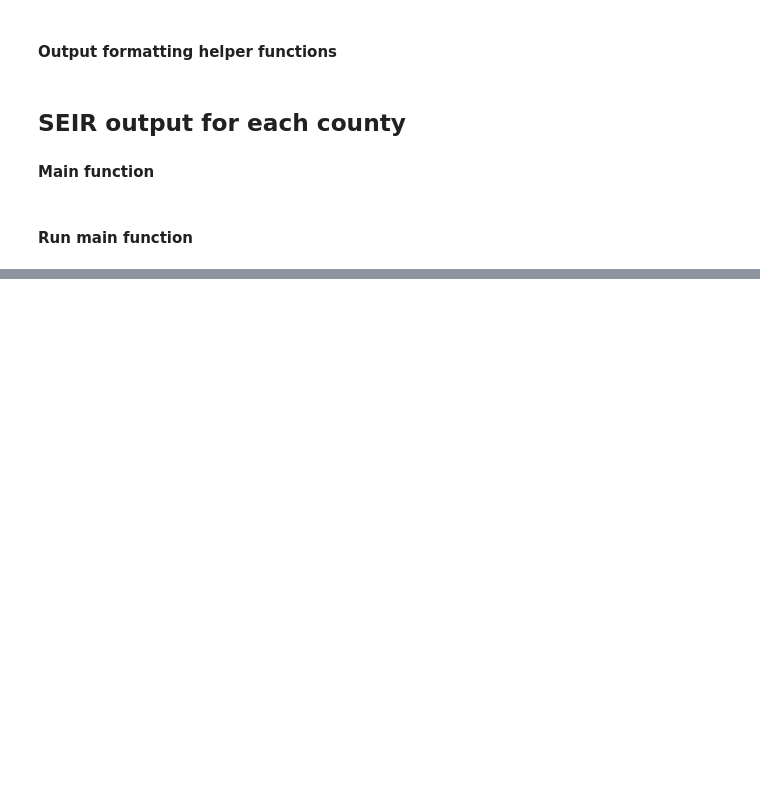
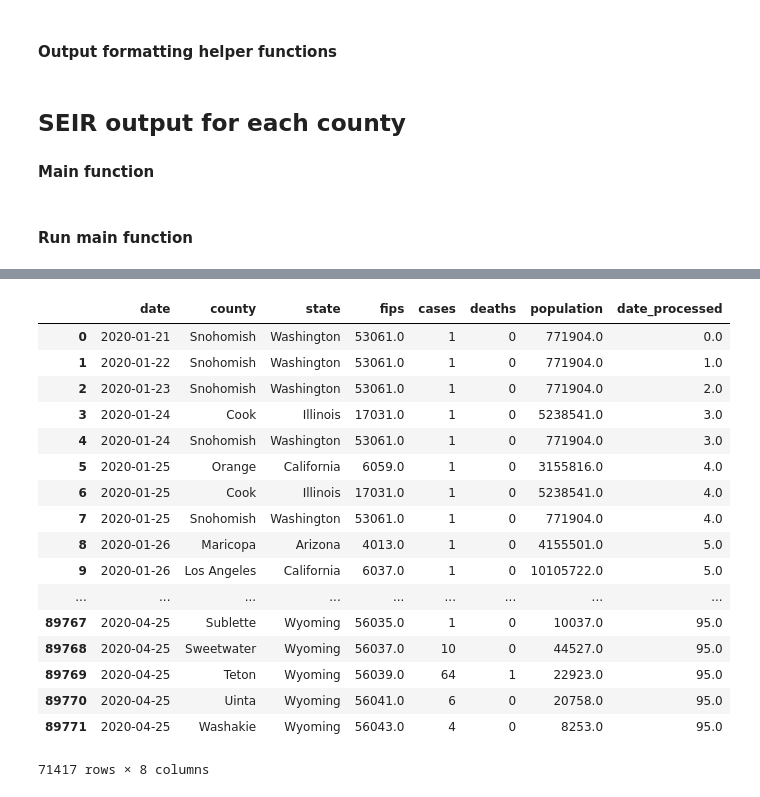
Before and after one commit to majesticfish/CS156B-Covid-Challenge, a Jupyter notebook: SEIR_output.ipynb, the cells around one changed output, grey strips where cells are left out. Saved outputs shown, nothing was run; the diff lists cells and outputs as text; code cells hidden in the pictures; blank space fills up the shorter version.

```diff
--- a/SEIR_output.ipynb
+++ b/SEIR_output.ipynb
@@ -276,0 +299,21 @@ a
+# %%
+df[df['deaths']<2]
+# %% [output]
+|  | date | county | state | fips | cases | deaths | population | date_processed |
+| 0 | 2020-01-21 | Snohomish | Washington | 53061.0 | 1 | 0 | 771904.0 | 0.0 |
+| 1 | 2020-01-22 | Snohomish | Washington | 53061.0 | 1 | 0 | 771904.0 | 1.0 |
+| 2 | 2020-01-23 | Snohomish | Washington | 53061.0 | 1 | 0 | 771904.0 | 2.0 |
+| 3 | 2020-01-24 | Cook | Illinois | 17031.0 | 1 | 0 | 5238541.0 | 3.0 |
+| 4 | 2020-01-24 | Snohomish | Washington | 53061.0 | 1 | 0 | 771904.0 | 3.0 |
+| 5 | 2020-01-25 | Orange | California | 6059.0 | 1 | 0 | 3155816.0 | 4.0 |
+| 6 | 2020-01-25 | Cook | Illinois | 17031.0 | 1 | 0 | 5238541.0 | 4.0 |
+| 7 | 2020-01-25 | Snohomish | Washington | 53061.0 | 1 | 0 | 771904.0 | 4.0 |
+| 8 | 2020-01-26 | Maricopa | Arizona | 4013.0 | 1 | 0 | 4155501.0 | 5.0 |
+| 9 | 2020-01-26 | Los Angeles | California | 6037.0 | 1 | 0 | 10105722.0 | 5.0 |
+| ... | ... | ... | ... | ... | ... | ... | ... | ... |
+| 89767 | 2020-04-25 | Sublette | Wyoming | 56035.0 | 1 | 0 | 10037.0 | 95.0 |
+| 89768 | 2020-04-25 | Sweetwater | Wyoming | 56037.0 | 10 | 0 | 44527.0 | 95.0 |
+| 89769 | 2020-04-25 | Teton | Wyoming | 56039.0 | 64 | 1 | 22923.0 | 95.0 |
+| 89770 | 2020-04-25 | Uinta | Wyoming | 56041.0 | 6 | 0 | 20758.0 | 95.0 |
+| 89771 | 2020-04-25 | Washakie | Wyoming | 56043.0 | 4 | 0 | 8253.0 | 95.0 |
+71417 rows × 8 columns
```
Also changed, not shown: parts of 5 cells of this notebook.
